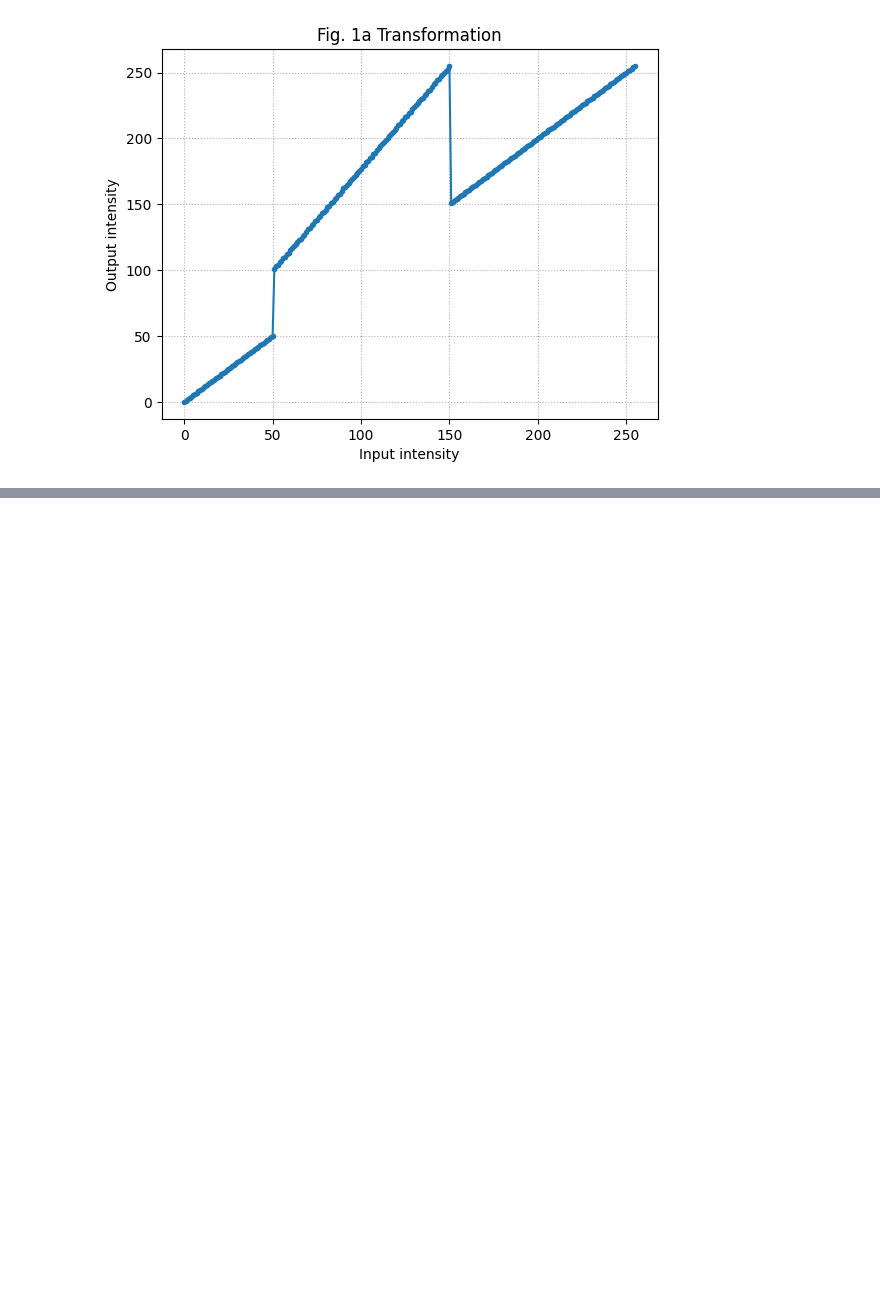
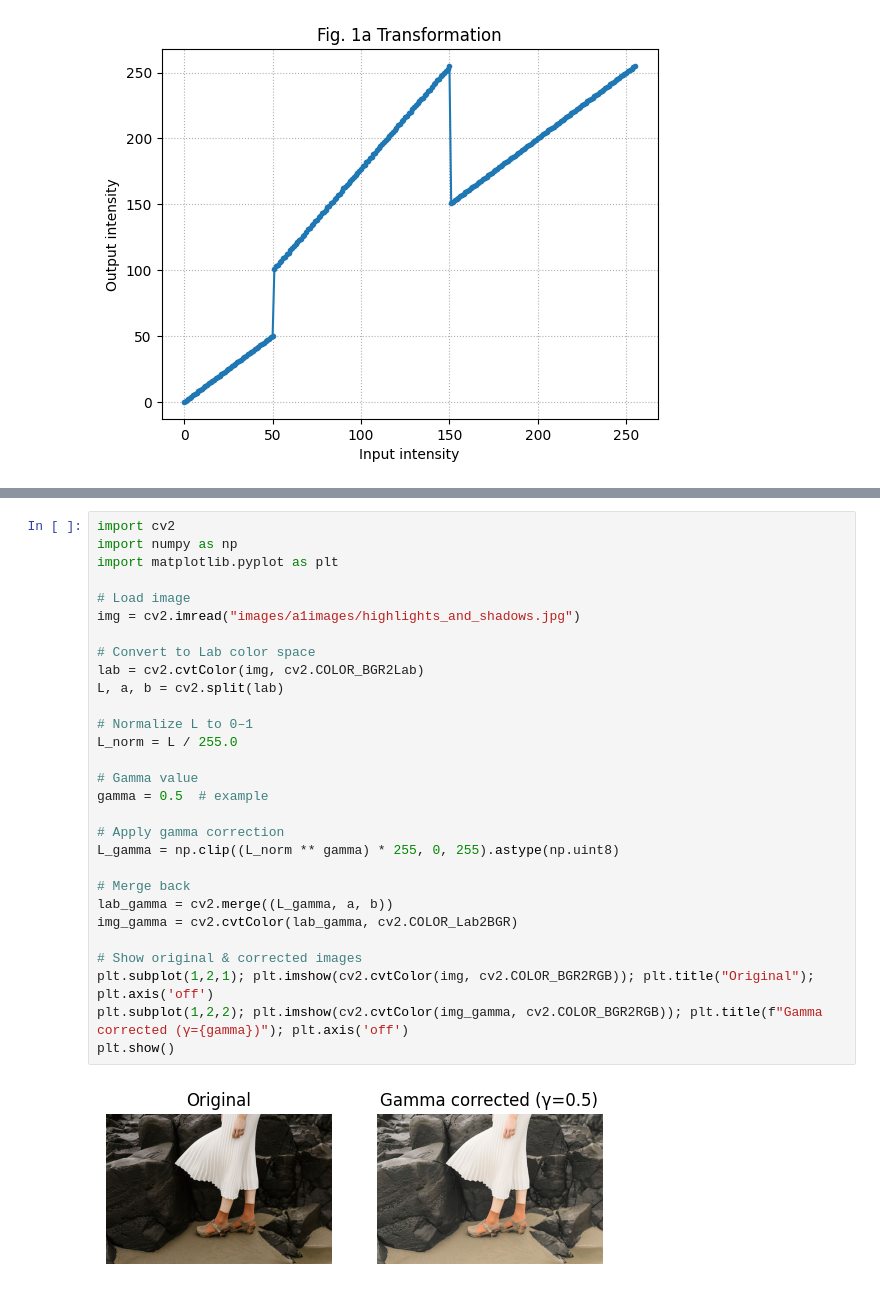
Before and after one commit to Dulavinya/EN3160-ImageProcessing, a Jupyter notebook: A01.ipynb, the cells around one changed output, grey strips where cells are left out. Saved outputs shown, nothing was run; the diff lists cells and outputs as text; blank space fills up the shorter version.

```diff
--- a/A01.ipynb
+++ b/A01.ipynb
@@ -145,0 +142,31 @@ plt.show()
+# %%
+import cv2
+import numpy as np
+import matplotlib.pyplot as plt
+
+# Load image
+img = cv2.imread("images/a1images/highlights_and_shadows.jpg")
+
+# Convert to Lab color space
+lab = cv2.cvtColor(img, cv2.COLOR_BGR2Lab)
+L, a, b = cv2.split(lab)
+
+# Normalize L to 0–1
+L_norm = L / 255.0
+
+# Gamma value
+gamma = 0.5  # example
+
+# Apply gamma correction
+L_gamma = np.clip((L_norm ** gamma) * 255, 0, 255).astype(np.uint8)
+
+# Merge back
+lab_gamma = cv2.merge((L_gamma, a, b))
+img_gamma = cv2.cvtColor(lab_gamma, cv2.COLOR_Lab2BGR)
+
+# Show original & corrected images
+plt.subplot(1,2,1); plt.imshow(cv2.cvtColor(img, cv2.COLOR_BGR2RGB)); plt.title("Original"); plt.axis('off')
+plt.subplot(1,2,2); plt.imshow(cv2.cvtColor(img_gamma, cv2.COLOR_BGR2RGB)); plt.title(f"Gamma corrected (γ={gamma})"); plt.axis('off')
+plt.show()
+# %% [output]
+[figure, added]
```
Also changed, not shown: parts of 1 cell of this notebook.
